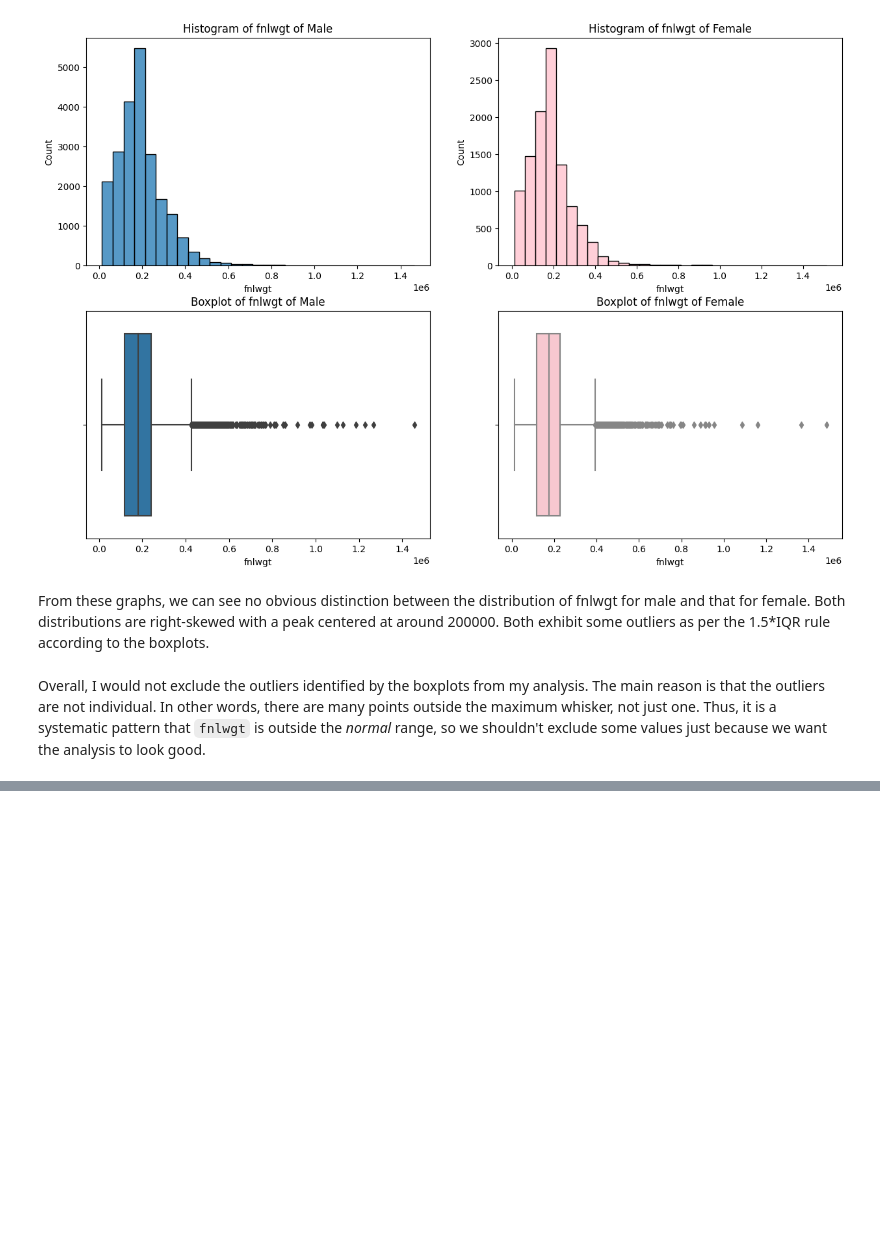
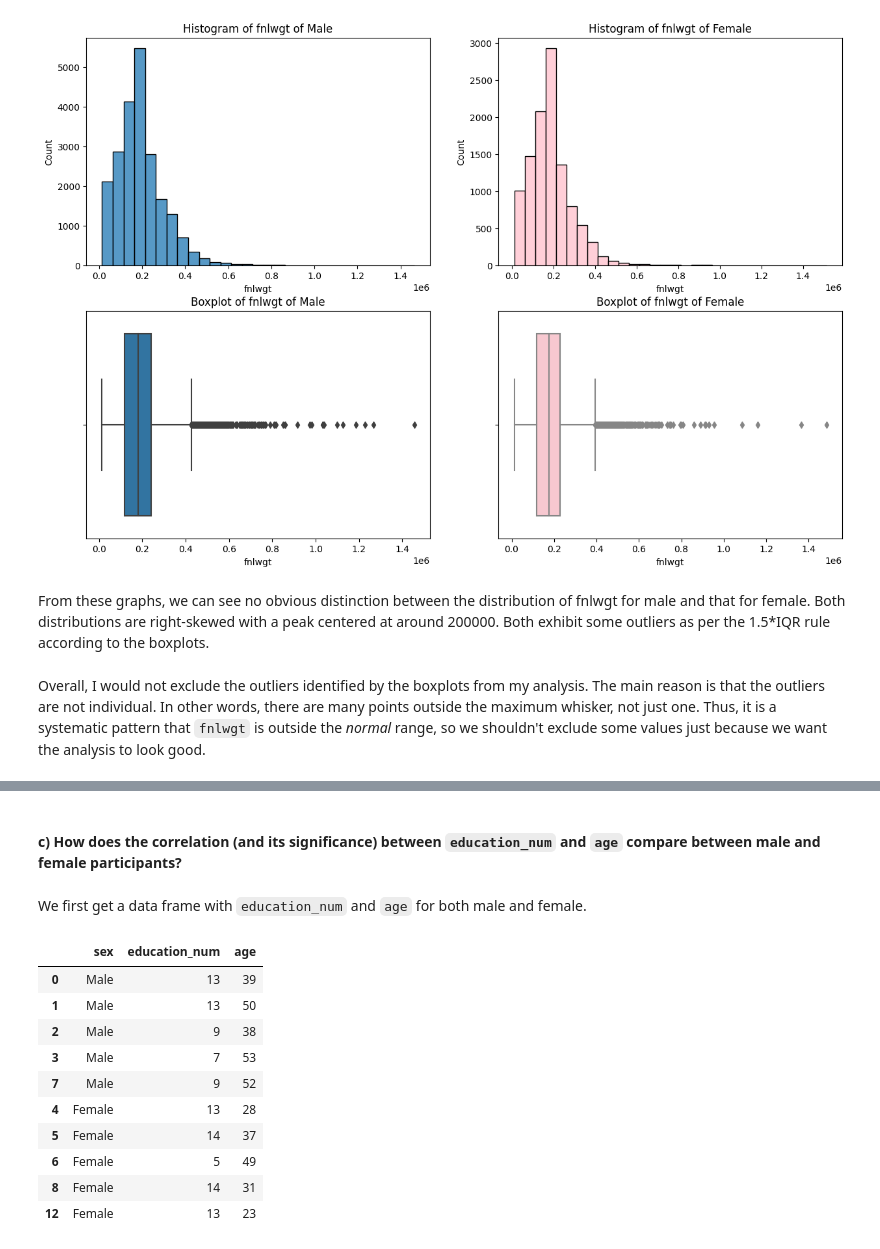
Before and after one commit to BullDF/JSC270_HW2_2022_YMENG, a Jupyter notebook: Assignment2_YMENG.ipynb, the cells around one changed output, grey strips where cells are left out. Saved outputs shown, nothing was run; the diff lists cells and outputs as text; code cells hidden in the pictures; blank space fills up the shorter version.

```diff
--- a/Assignment2_YMENG.ipynb
+++ b/Assignment2_YMENG.ipynb
@@ -233,0 +272,20 @@ Overall, I would not exclude the outliers identified by the boxplots from my ana
+# %% [markdown]
+#### c) How does the correlation (and its significance) between `education_num` and `age` compare between male and female participants?
+# %% [markdown]
+We first get a data frame with `education_num` and `age` for both male and female.
+# %%
+male_df = income94[income94['sex'] == 'Male'][['sex', 'education_num', 'age']]
+female_df = income94[income94['sex'] == 'Female'][['sex', 'education_num', 'age']]
+pd.concat([male_df.head(), female_df.head()], axis=0)
+# %% [output]
+|  | sex | education_num | age |
+| 0 | Male | 13 | 39 |
+| 1 | Male | 13 | 50 |
+| 2 | Male | 9 | 38 |
+| 3 | Male | 7 | 53 |
+| 7 | Male | 9 | 52 |
+| 4 | Female | 13 | 28 |
+| 5 | Female | 14 | 37 |
+| 6 | Female | 5 | 49 |
+| 8 | Female | 14 | 31 |
+| 12 | Female | 13 | 23 |
```
Also changed, not shown: parts of 21 cells of this notebook.
